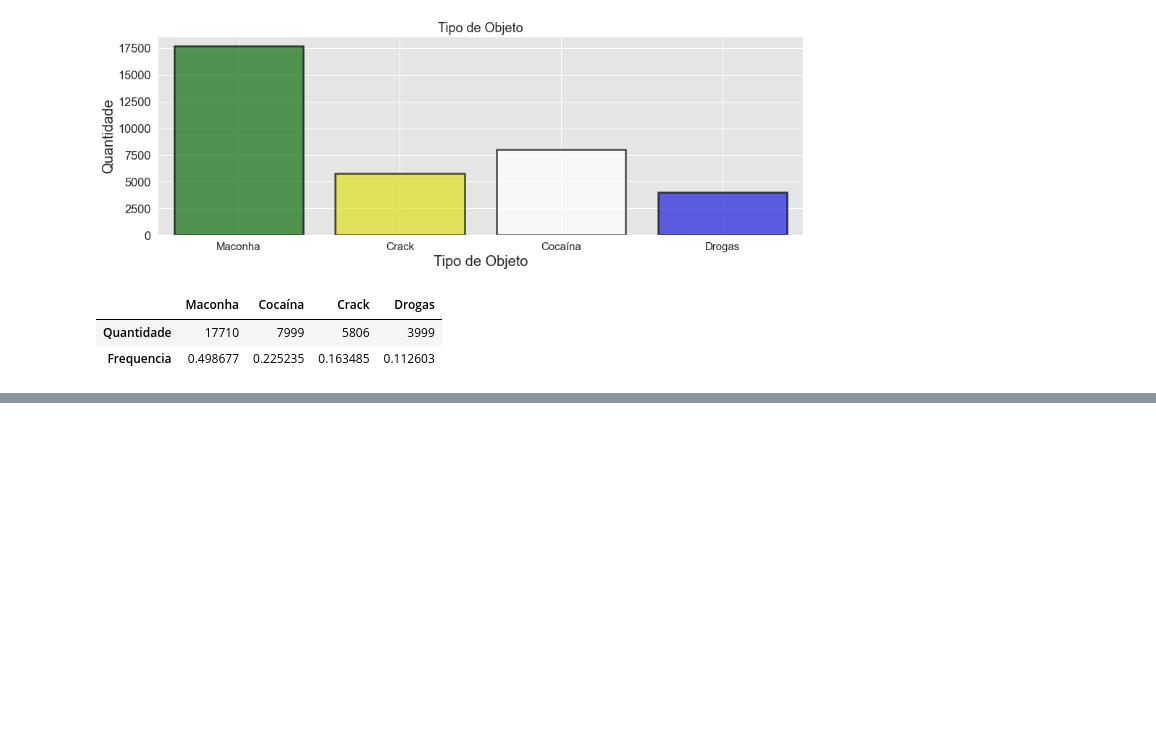
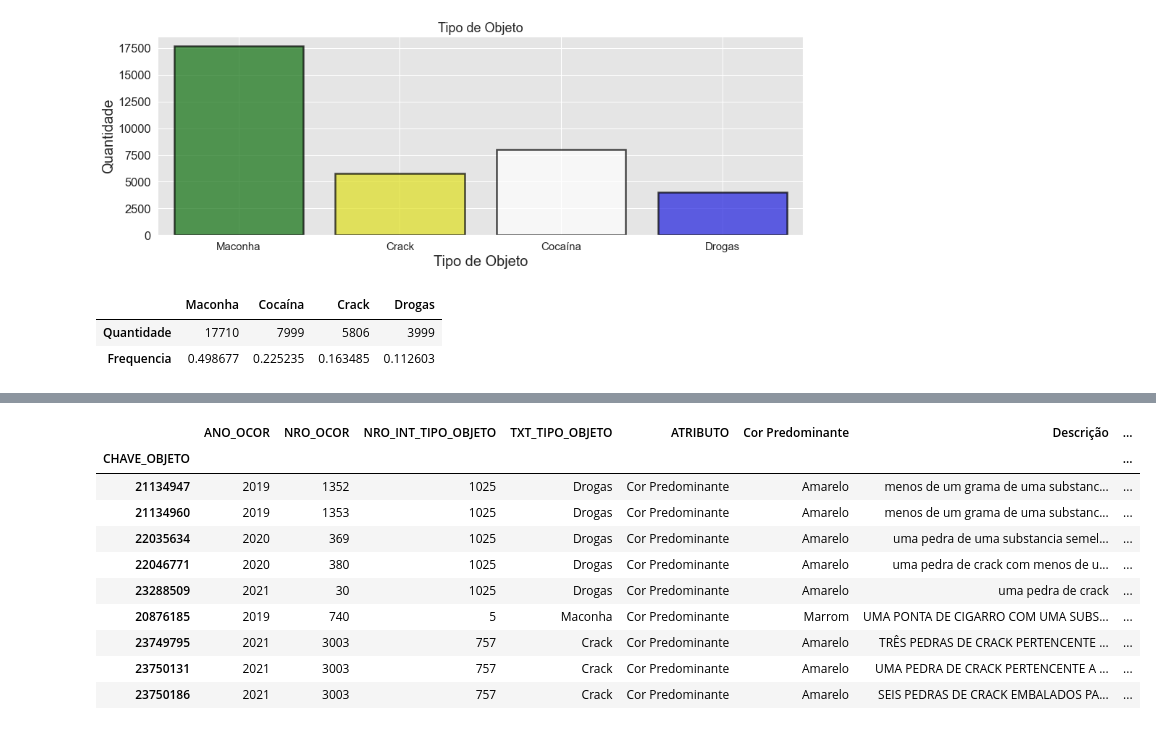
Before and after one commit to giuliannocappellari/Grafos, a Jupyter notebook: Indicadores/Drogas_Reclassificacao_2.ipynb, the cells around one changed output, grey strips where cells are left out. Saved outputs shown, nothing was run; the diff lists cells and outputs as text; code cells hidden in the pictures; blank space fills up the shorter version.

```diff
--- a/Indicadores/Drogas_Reclassificacao_2.ipynb
+++ b/Indicadores/Drogas_Reclassificacao_2.ipynb
@@ -201,0 +311,14 @@ analizes_export = analizes_export.set_index('CHAVE_OBJETO')
+# %%
+resultado_final.loc[resultado_final['Peso Unitário']<0]
+# %% [output]
+|  | ANO_OCOR | NRO_OCOR | NRO_INT_TIPO_OBJETO | TXT_TIPO_OBJETO | ATRIBUTO | Cor Predominante | Descrição | ... |
+| CHAVE_OBJETO |  |  |  |  |  |  |  | ... |
+| 21134947 | 2019 | 1352 | 1025 | Drogas | Cor Predominante | Amarelo | menos de um grama de uma substanc... | ... |
+| 21134960 | 2019 | 1353 | 1025 | Drogas | Cor Predominante | Amarelo | menos de um grama de uma substanc... | ... |
+| 22035634 | 2020 | 369 | 1025 | Drogas | Cor Predominante | Amarelo | uma pedra de uma substancia semel... | ... |
+| 22046771 | 2020 | 380 | 1025 | Drogas | Cor Predominante | Amarelo | uma pedra de crack com menos de u... | ... |
+| 23288509 | 2021 | 30 | 1025 | Drogas | Cor Predominante | Amarelo | uma pedra de crack | ... |
+| 20876185 | 2019 | 740 | 5 | Maconha | Cor Predominante | Marrom | UMA PONTA DE CIGARRO COM UMA SUBS... | ... |
+| 23749795 | 2021 | 3003 | 757 | Crack | Cor Predominante | Amarelo | TRÊS PEDRAS DE CRACK PERTENCENTE ... | ... |
+| 23750131 | 2021 | 3003 | 757 | Crack | Cor Predominante | Amarelo | UMA PEDRA DE CRACK PERTENCENTE A ... | ... |
+| 23750186 | 2021 | 3003 | 757 | Crack | Cor Predominante | Amarelo | SEIS PEDRAS DE CRACK EMBALADOS PA... | ... |
```
Also changed, not shown: parts of 8 cells of this notebook.
